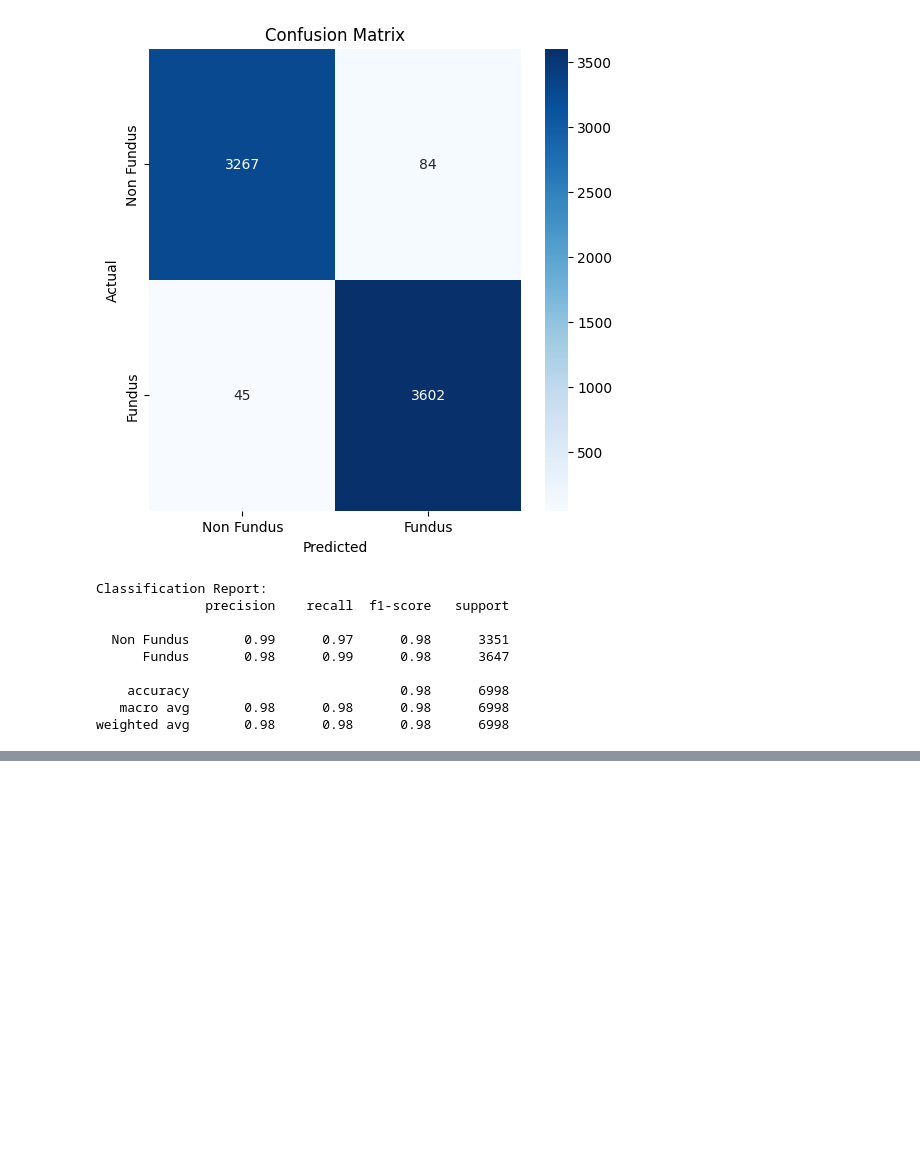
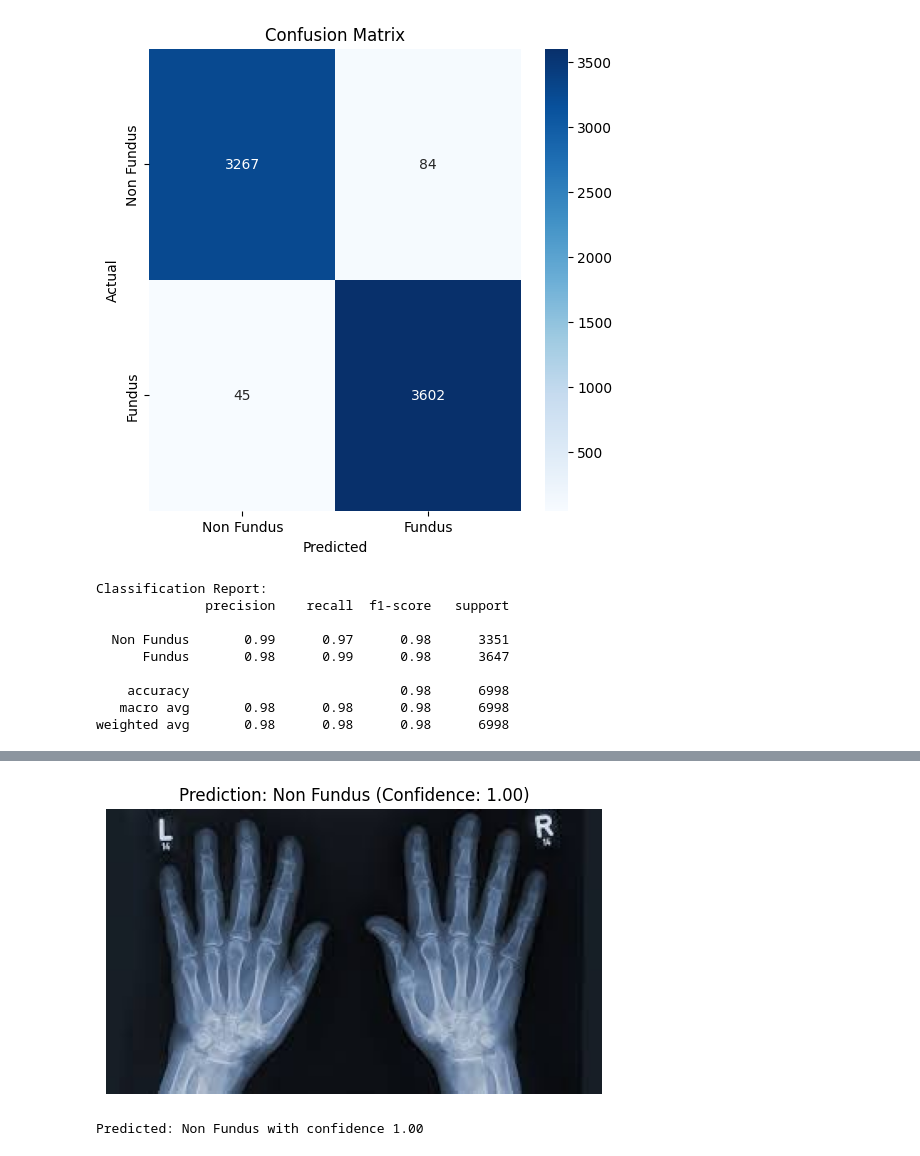
Before and after one commit to Romal27/DSGP-24-Retina94, a Jupyter notebook: Neural_Network.ipynb, the cells around one changed output, grey strips where cells are left out. Drawn from its saved outputs; the diff is of its cells as text; code cells hidden in the pictures; blank space fills up the shorter version.

```diff
--- a/Neural_Network.ipynb
+++ b/Neural_Network.ipynb
@@ -274,0 +290,34 @@ weighted avg       0.98      0.98      0.98      6998
+# %%
+def preprocess_image(image_path):
+
+    image = cv2.imread(image_path)
+    image = cv2.cvtColor(image, cv2.COLOR_BGR2RGB)
+    image = cv2.resize(image, IMG_SIZE)
+    image = img_to_array(image) / 255.0
+    image = np.expand_dims(image, axis=0)
+    return image
+# %%
+import os
+def predict_image(image_path):
+
+    image = preprocess_image(image_path)
+    prediction = model.predict(image)[0][0]
+    label = "Fundus" if prediction > 0.5 else "Non Fundus"
+    confidence = prediction if prediction > 0.5 else 1 - prediction
+
+
+    plt.imshow(cv2.imread(image_path)[..., ::-1])
+    plt.axis("off")
+    plt.title(f"Prediction: {label} (Confidence: {confidence:.2f})")
+    plt.show()
+
+    print(f"Predicted: {label} with confidence {confidence:.2f}")
+
+if __name__ == "__main__":
+    image_path = r"C:\Users\User\Downloads\download (4).jpeg"
+
+    if os.path.exists(image_path):
+        predict_image(image_path)
+    else:
+        print("Invalid image path. Please try again.")
+# %% [output]
@@ -274,0 +325,2 @@ weighted avg       0.98      0.98      0.98      6998
+[figure, added]
+Predicted: Non Fundus with confidence 1.00
```
Also changed, not shown: parts of 2 cells of this notebook.
